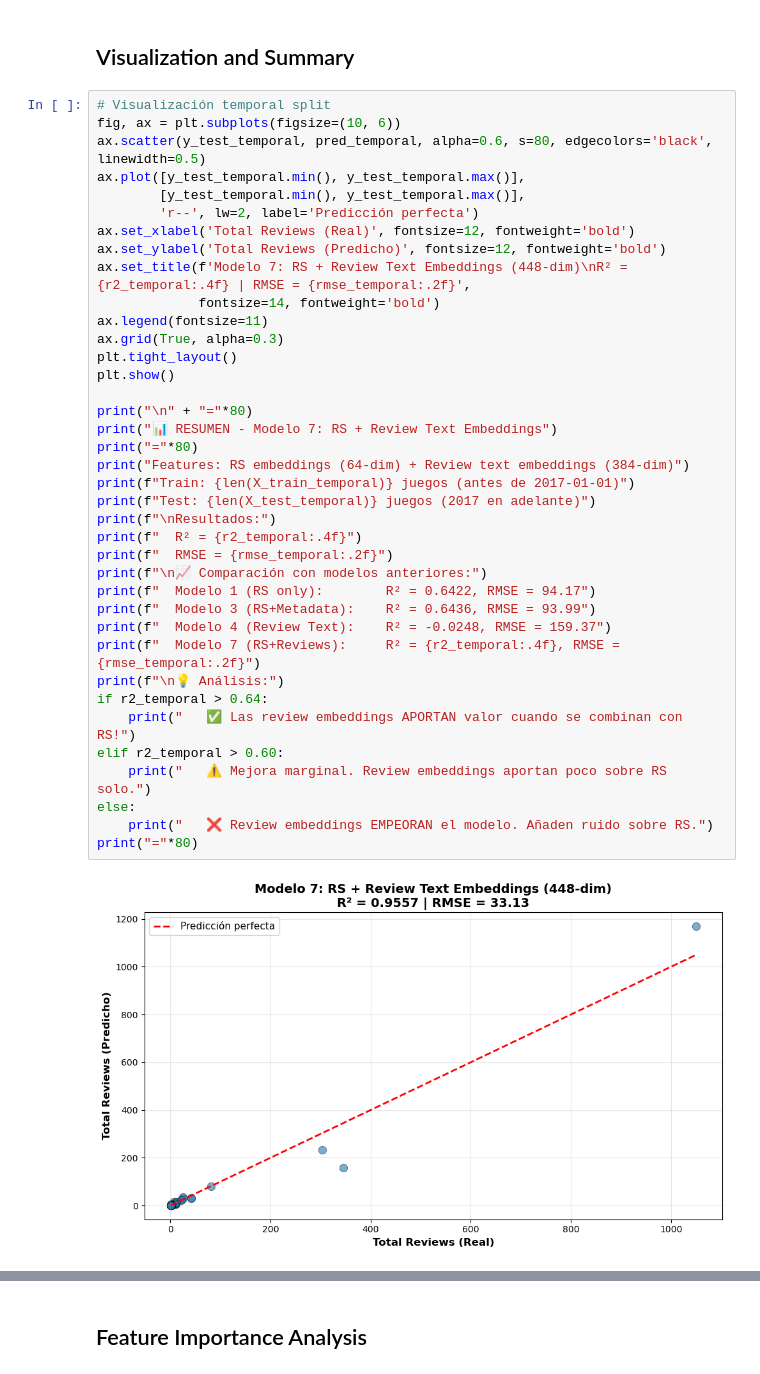
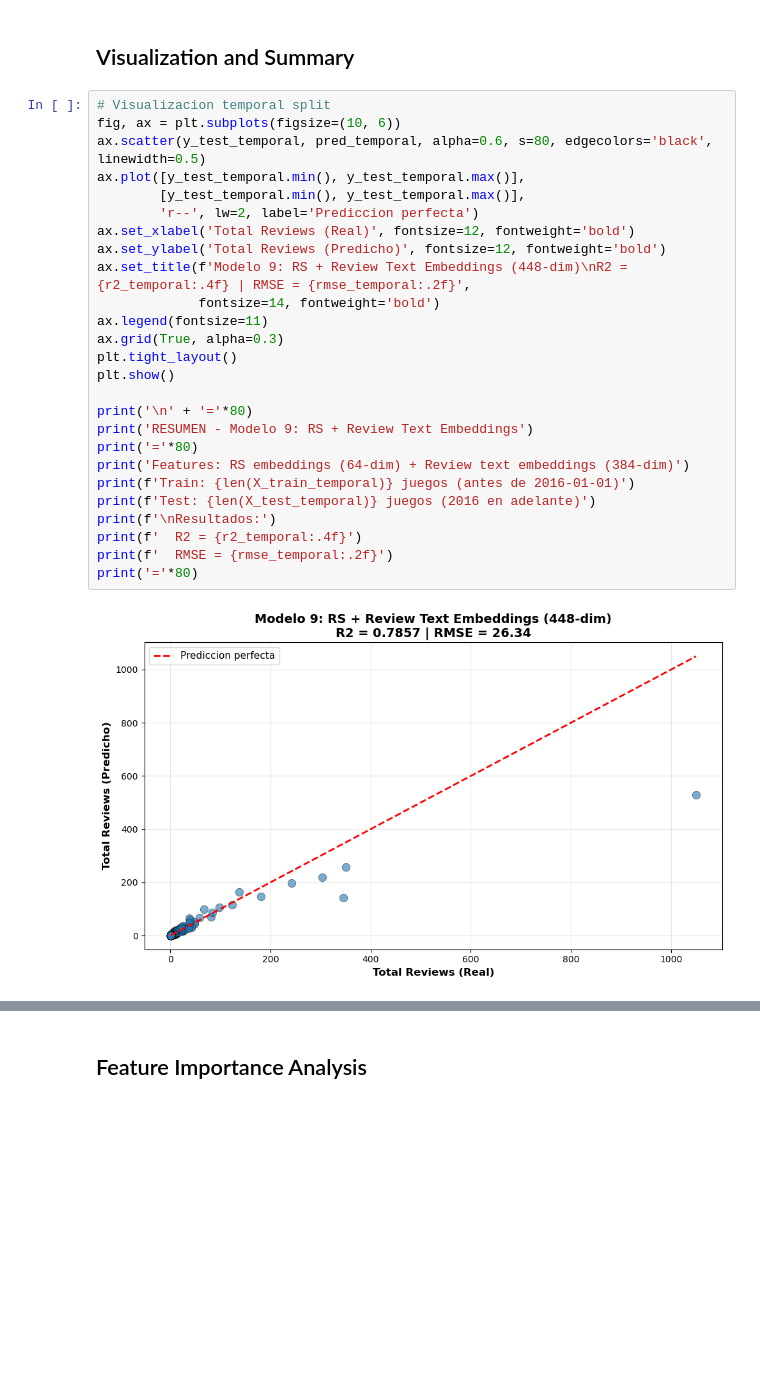
Before and after one commit to MatiasFlores96/videogame-success-prediction, a Jupyter notebook: Code/09_regressor_rs_plus_reviews.ipynb, the cells around one changed output, grey strips where cells are left out. Drawn from its saved outputs; the diff is of its cells as text; blank space fills up the shorter version.

```diff
--- a/Code/09_regressor_rs_plus_reviews.ipynb
+++ b/Code/09_regressor_rs_plus_reviews.ipynb
@@ -185,43 +569,31 @@ print(f"   R²: {r2_temporal:.4f}")
 # %% [markdown]
 ## Visualization and Summary
 # %%
-# Visualización temporal split
+# Visualizacion temporal split
 fig, ax = plt.subplots(figsize=(10, 6))
 ax.scatter(y_test_temporal, pred_temporal, alpha=0.6, s=80, edgecolors='black', linewidth=0.5)
 ax.plot([y_test_temporal.min(), y_test_temporal.max()],
         [y_test_temporal.min(), y_test_temporal.max()],
-        'r--', lw=2, label='Predicción perfecta')
+        'r--', lw=2, label='Prediccion perfecta')
 ax.set_xlabel('Total Reviews (Real)', fontsize=12, fontweight='bold')
 ax.set_ylabel('Total Reviews (Predicho)', fontsize=12, fontweight='bold')
-ax.set_title(f'Modelo 7: RS + Review Text Embeddings (448-dim)\nR² = {r2_temporal:.4f} | RMSE = {rmse_temporal:.2f}',
+ax.set_title(f'Modelo 9: RS + Review Text Embeddings (448-dim)\nR2 = {r2_temporal:.4f} | RMSE = {rmse_temporal:.2f}',
              fontsize=14, fontweight='bold')
 ax.legend(fontsize=11)
 ax.grid(True, alpha=0.3)
 plt.tight_layout()
 plt.show()
 
-print("\n" + "="*80)
-print("📊 RESUMEN - Modelo 7: RS + Review Text Embeddings")
-print("="*80)
-print("Features: RS embeddings (64-dim) + Review text embeddings (384-dim)")
-print(f"Train: {len(X_train_temporal)} juegos (antes de 2017-01-01)")
-print(f"Test: {len(X_test_temporal)} juegos (2017 en adelante)")
-print(f"\nResultados:")
-print(f"  R² = {r2_temporal:.4f}")
-print(f"  RMSE = {rmse_temporal:.2f}")
-print(f"\n📈 Comparación con modelos anteriores:")
-print(f"  Modelo 1 (RS only):        R² = 0.6422, RMSE = 94.17")
-print(f"  Modelo 3 (RS+Metadata):    R² = 0.6436, RMSE = 93.99")
-print(f"  Modelo 4 (Review Text):    R² = -0.0248, RMSE = 159.37")
-print(f"  Modelo 7 (RS+Reviews):     R² = {r2_temporal:.4f}, RMSE = {rmse_temporal:.2f}")
-print(f"\n💡 Análisis:")
-if r2_temporal > 0.64:
-    print("   ✅ Las review embeddings APORTAN valor cuando se combinan con RS!")
-elif r2_temporal > 0.60:
-    print("   ⚠️ Mejora marginal. Review embeddings aportan poco sobre RS solo.")
-else:
-    print("   ❌ Review embeddings EMPEORAN el modelo. Añaden ruido sobre RS.")
-print("="*80)
+print('\n' + '='*80)
+print('RESUMEN - Modelo 9: RS + Review Text Embeddings')
+print('='*80)
+print('Features: RS embeddings (64-dim) + Review text embeddings (384-dim)')
+print(f'Train: {len(X_train_temporal)} juegos (antes de 2016-01-01)')
+print(f'Test: {len(X_test_temporal)} juegos (2016 en adelante)')
+print(f'\nResultados:')
+print(f'  R2 = {r2_temporal:.4f}')
+print(f'  RMSE = {rmse_temporal:.2f}')
+print('='*80)
 # %% [output]
-[figure, old version]
+[figure, new version]
 ================================================================================
```
Also changed, not shown: parts of 17 cells of this notebook, 14 other files.
